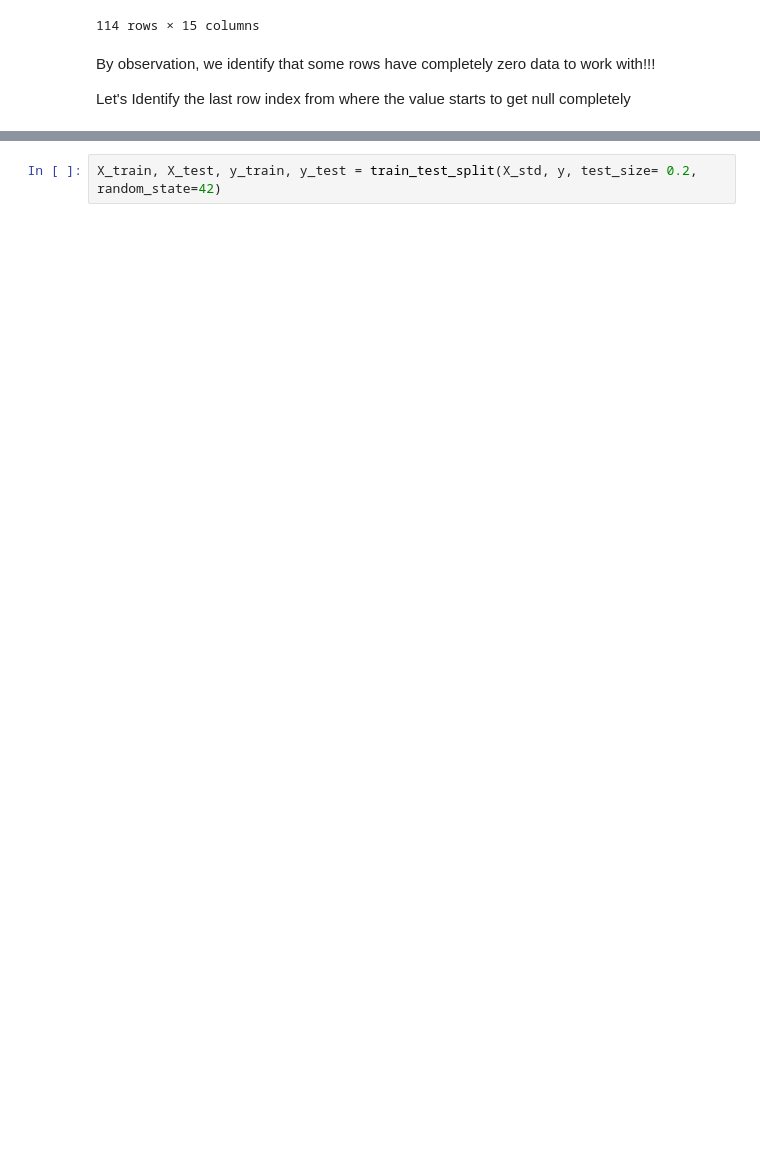
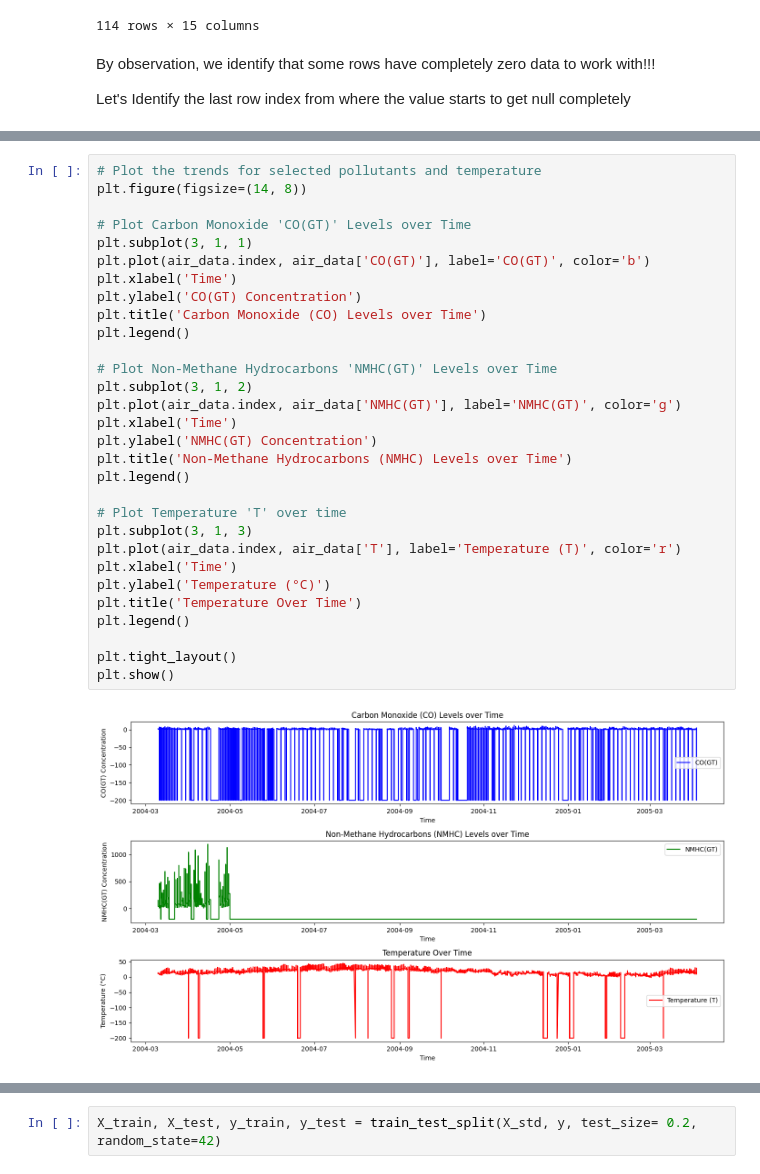
Before and after one commit to joshvads/Air-Pollution-Forecasting, a Jupyter notebook: air-quality-prediction.ipynb, the cells around one changed output, grey strips where cells are left out. Saved outputs shown, nothing was run; the diff lists cells and outputs as text; blank space fills up the shorter version.

```diff
--- a/air-quality-prediction.ipynb
+++ b/air-quality-prediction.ipynb
@@ -381,0 +275,32 @@ X_std_df.head()
+# %%
+# Plot the trends for selected pollutants and temperature
+plt.figure(figsize=(14, 8))
+
+# Plot Carbon Monoxide 'CO(GT)' Levels over Time
+plt.subplot(3, 1, 1)
+plt.plot(air_data.index, air_data['CO(GT)'], label='CO(GT)', color='b')
+plt.xlabel('Time')
+plt.ylabel('CO(GT) Concentration')
+plt.title('Carbon Monoxide (CO) Levels over Time')
+plt.legend()
+
+# Plot Non-Methane Hydrocarbons 'NMHC(GT)' Levels over Time
+plt.subplot(3, 1, 2)
+plt.plot(air_data.index, air_data['NMHC(GT)'], label='NMHC(GT)', color='g')
+plt.xlabel('Time')
+plt.ylabel('NMHC(GT) Concentration')
+plt.title('Non-Methane Hydrocarbons (NMHC) Levels over Time')
+plt.legend()
+
+# Plot Temperature 'T' over time
+plt.subplot(3, 1, 3)
+plt.plot(air_data.index, air_data['T'], label='Temperature (T)', color='r')
+plt.xlabel('Time')
+plt.ylabel('Temperature (°C)')
+plt.title('Temperature Over Time')
+plt.legend()
+
+plt.tight_layout()
+plt.show()
+# %% [output]
+[figure, added]
```
Also changed, not shown: parts of 114 cells of this notebook.
